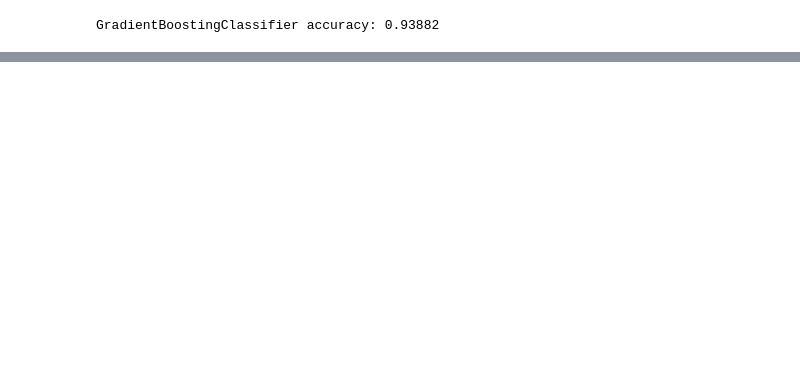
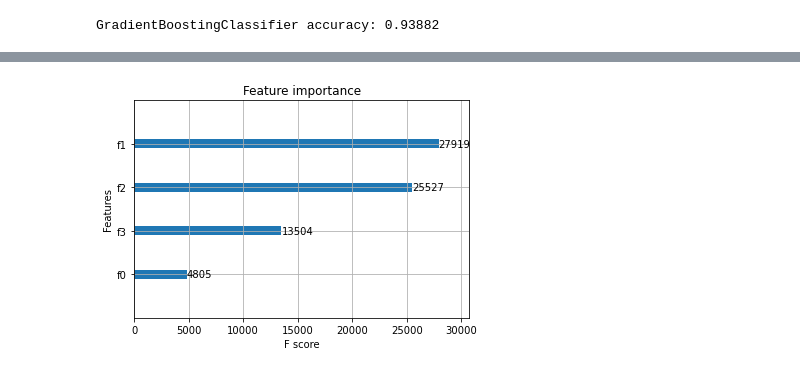
Before and after one commit to AndrejAlpatov/ML_SS2021_Semester_project, a Jupyter notebook: project_Alpatov_Andrej_inf3407_SS21/notebooks/main_notebook.ipynb, the cells around one changed output, grey strips where cells are left out. Cells and saved outputs as stored; diff of their text form; code cells hidden in the pictures; blank space fills up the shorter version.

```diff
--- a/project_Alpatov_Andrej_inf3407_SS21/notebooks/main_notebook.ipynb
+++ b/project_Alpatov_Andrej_inf3407_SS21/notebooks/main_notebook.ipynb
@@ -517,0 +538,5 @@ XGB score: 0.99227
+# %%
+xgb.plot_importance(xgb_cl)
+plt.show()
+# %% [output]
+[figure, added]
```
Also changed, not shown: parts of 11 cells of this notebook.
